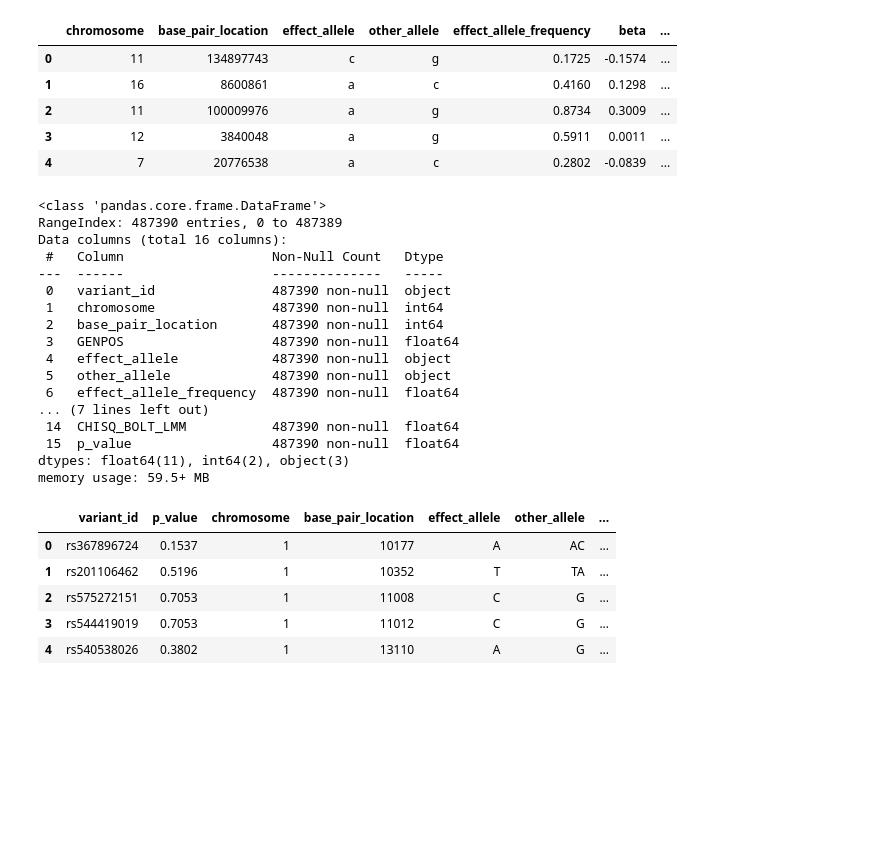
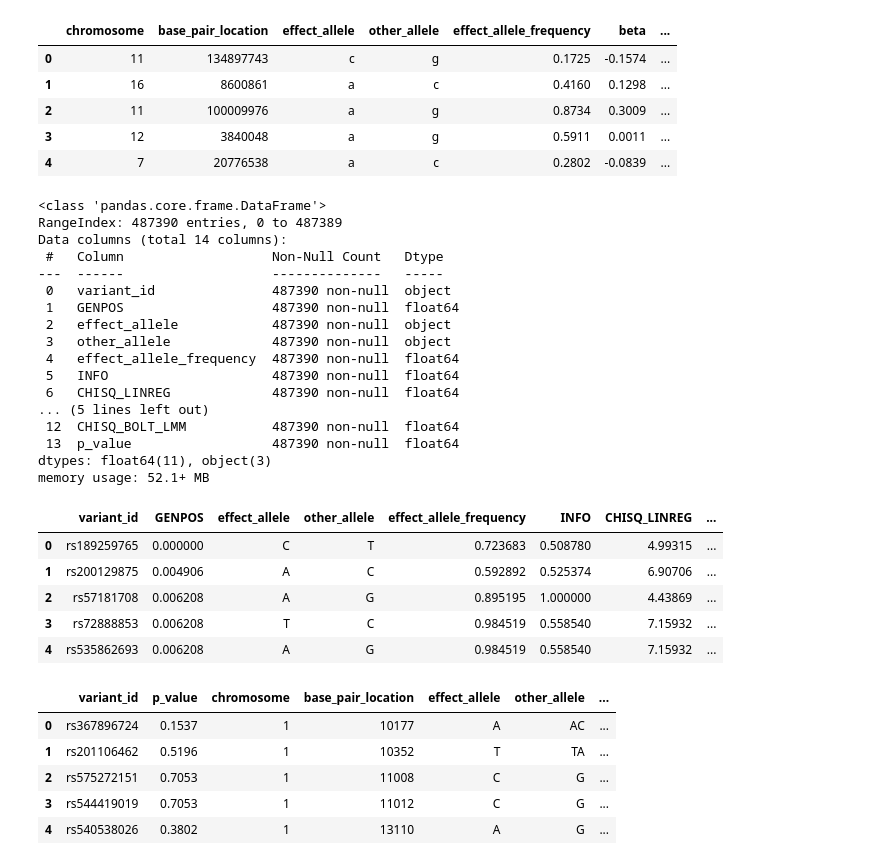
Before and after one commit to Aje026/Genetic-Overlap-in-Female-Biased-Disorders, a Jupyter notebook: GWAS_summary_statistics.ipynb, the cells around one changed output. Drawn from its saved outputs; the diff is of its cells as text; code cells hidden in the pictures; blank space fills up the shorter version.

```diff
--- a/GWAS_summary_statistics.ipynb
+++ b/GWAS_summary_statistics.ipynb
@@ -228,6 +228,7 @@ fibromyalgia_df.head()
 | 4 | 7 | 20776538 | a | c | 0.2802 | -0.0839 | ... |
 # %%
 fatigue_df = pd.read_csv('fatigue_buildGRCh37.tsv', sep='\t')
+fatigue_df = fatigue_df.drop(columns=['chromosome', 'base_pair_location'])
 fatigue_df = fatigue_df.loc[fatigue_df['p_value'] <= 0.05]
 fatigue_df = fatigue_df[fatigue_df['variant_id'].notna()]
 fatigue_df.reset_index(drop=True, inplace=True)
@@ -239,19 +240,28 @@ fatigue_df.info()
 # %% [output]
 <class 'pandas.core.frame.DataFrame'>
 RangeIndex: 487390 entries, 0 to 487389
-Data columns (total 16 columns):
+Data columns (total 14 columns):
  #   Column                   Non-Null Count   Dtype
 ---  ------                   --------------   -----
  0   variant_id               487390 non-null  object
- 1   chromosome               487390 non-null  int64
- 2   base_pair_location       487390 non-null  int64
- 3   GENPOS                   487390 non-null  float64
- 4   effect_allele            487390 non-null  object
- 5   other_allele             487390 non-null  object
- 6   effect_allele_frequency  487390 non-null  float64
-... (7 lines left out)
- 14  CHISQ_BOLT_LMM           487390 non-null  float64
- 15  p_value                  487390 non-null  float64
-dtypes: float64(11), int64(2), object(3)
-memory usage: 59.5+ MB
+ 1   GENPOS                   487390 non-null  float64
+ 2   effect_allele            487390 non-null  object
+ 3   other_allele             487390 non-null  object
+ 4   effect_allele_frequency  487390 non-null  float64
+ 5   INFO                     487390 non-null  float64
+ 6   CHISQ_LINREG             487390 non-null  float64
+... (5 lines left out)
+ 12  CHISQ_BOLT_LMM           487390 non-null  float64
+ 13  p_value                  487390 non-null  float64
+dtypes: float64(11), object(3)
+memory usage: 52.1+ MB
+# %%
+fatigue_df.head()
+# %% [output]
+|  | variant_id | GENPOS | effect_allele | other_allele | effect_allele_frequency | INFO | CHISQ_LINREG | ... |
+| 0 | rs189259765 | 0.000000 | C | T | 0.723683 | 0.508780 | 4.99315 | ... |
+| 1 | rs200129875 | 0.004906 | A | C | 0.592892 | 0.525374 | 6.90706 | ... |
+| 2 | rs57181708 | 0.006208 | A | G | 0.895195 | 1.000000 | 4.43869 | ... |
+| 3 | rs72888853 | 0.006208 | T | C | 0.984519 | 0.558540 | 7.15932 | ... |
+| 4 | rs535862693 | 0.006208 | A | G | 0.984519 | 0.558540 | 7.15932 | ... |
 # %%
```
Also changed, not shown: parts of 4 cells of this notebook, 1 other file.
